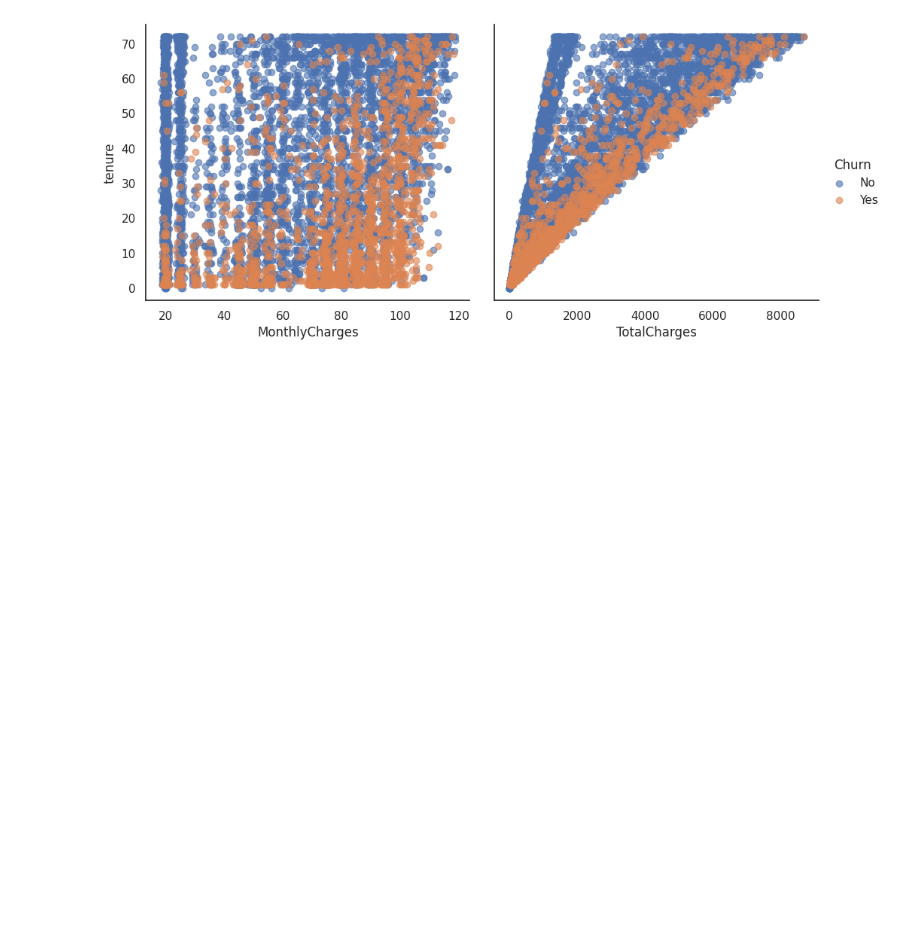
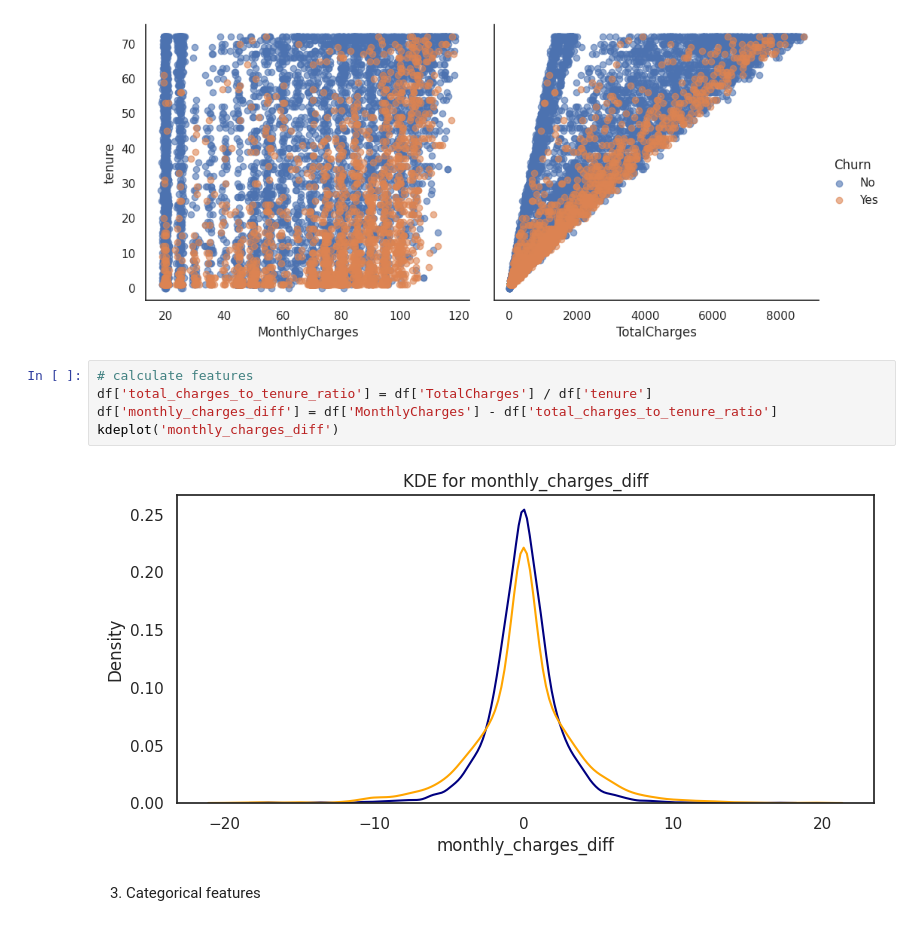
Before and after one commit to Ohsoo46/AIFFEL_QUEST, a Jupyter notebook: EDA_exan_Seaborn01_.ipynb, the cells around one changed output. Saved outputs shown, nothing was run; the diff lists cells and outputs as text; blank space fills up the shorter version.

```diff
--- a/EDA_exan_Seaborn01_.ipynb
+++ b/EDA_exan_Seaborn01_.ipynb
@@ -78,3 +78,12 @@ g.add_legend()
 plt.show()
 # %% [output]
 [figure]
+# %%
+# calculate features
+df['total_charges_to_tenure_ratio'] = df['TotalCharges'] / df['tenure']
+df['monthly_charges_diff'] = df['MonthlyCharges'] - df['total_charges_to_tenure_ratio']
+kdeplot('monthly_charges_diff')
+# %% [output]
+[figure, added]
+# %% [markdown]
+3. Categorical features
```
Also changed, not shown: parts of 1 cell of this notebook.
